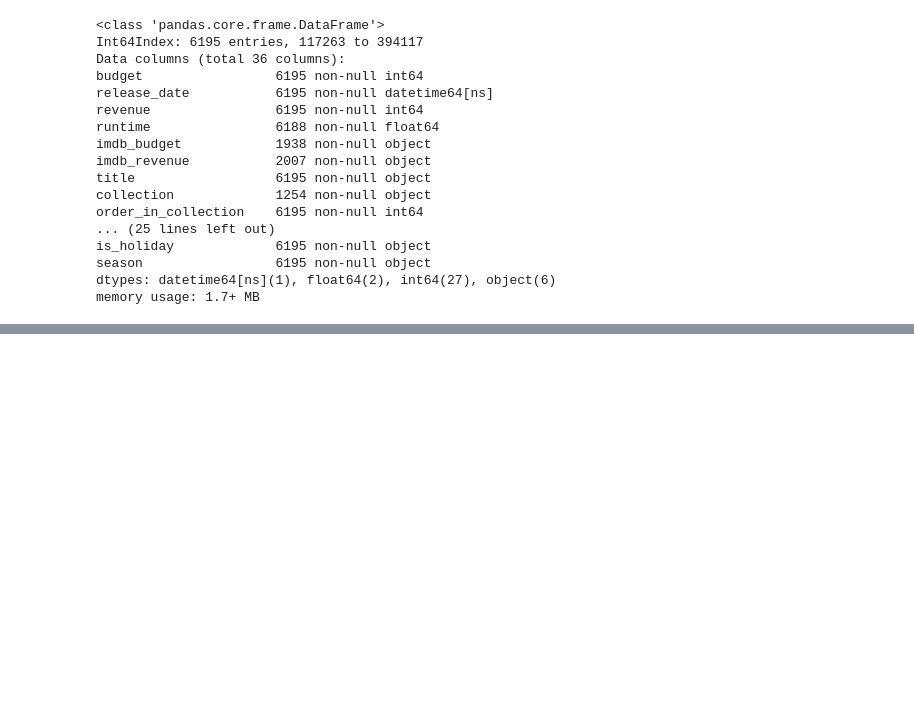
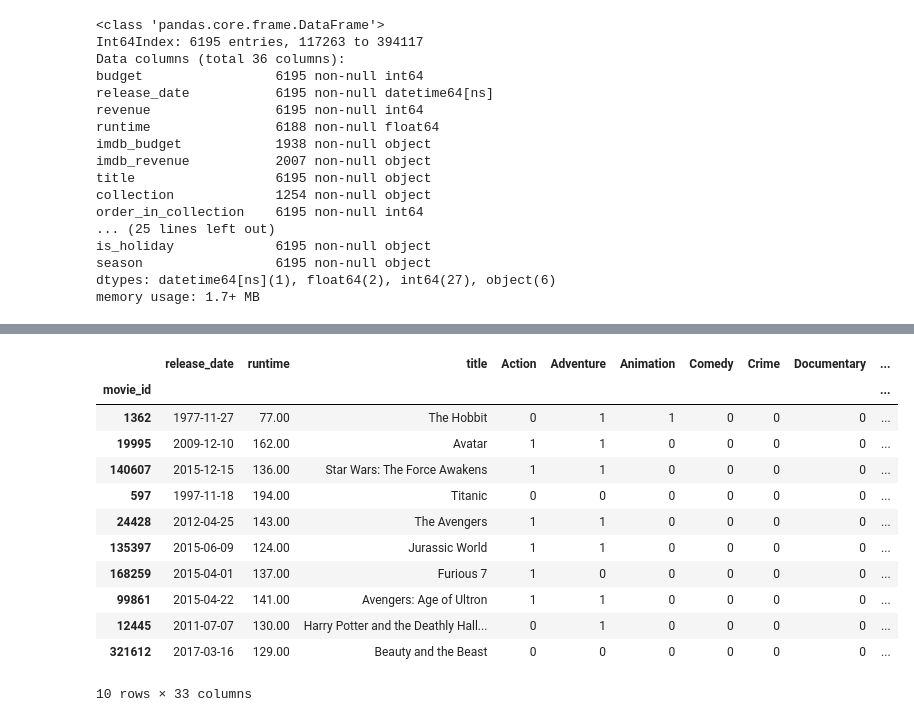
Before and after one commit to abew16/Data-Science-Bootcamp, a Jupyter notebook: Unit 3/Capstone/Predicting Movie Revenue.ipynb, the cells around one changed output, grey strips where cells are left out. Saved outputs shown, nothing was run; the diff lists cells and outputs as text; code cells hidden in the pictures; blank space fills up the shorter version.

```diff
--- a/Unit 3/Capstone/Predicting Movie Revenue.ipynb
+++ b/Unit 3/Capstone/Predicting Movie Revenue.ipynb
@@ -27,8 +27,10 @@ import numpy as np
 import pandas as pd
 import sqlite3
 import holidays
+import matplotlib.pyplot as plt
+import seaborn as sns
 
-pd.set_option('display.float_format','{:.4f}'.format)
+pd.set_option('display.float_format','{:,.2f}'.format)
 # %%
 db = sqlite3.connect(r'../../../Data Science Data/Unit 3/db.sqlite')
 # %%
@@ -204,8 +206,11 @@ memory usage: 1.7+ MB
 df['complete_budget'] = df['budget'].replace(0,np.nan).fillna(df['imdb_budget'])
 df['complete_revenue'] = df['revenue'].replace(0,np.nan).fillna(df['imdb_revenue'])
 
-df['complete_budget'] = pd.to_numeric(df['complete_budget'],errors='coerce')
-df['complete_revenue'] = pd.to_numeric(df['complete_revenue'],errors='coerce')
+df['complete_budget'] = pd.to_numeric(df['complete_budget'],errors='coerce',downcast='integer')
+df['complete_revenue'] = pd.to_numeric(df['complete_revenue'],errors='coerce',downcast='integer')
+
+df['runtime'] = pd.to_numeric(df['runtime'],downcast='integer')
+df['gender'] = pd.to_numeric(df['gender'],downcast='integer')
 # %%
 df['is_sequel'] = df['order_in_collection'] > 1
 # %%
@@ -245,0 +254,19 @@ Name: complete_budget, dtype: float64
+# %%
+# Top 10 box office grossing movies
+
+df.sort_values('complete_revenue',ascending=False,inplace=True)
+df.head(n=10)
+# %% [output]
+|  | release_date | runtime | title | Action | Adventure | Animation | Comedy | Crime | Documentary | ... |
+| movie_id |  |  |  |  |  |  |  |  |  | ... |
+| 1362 | 1977-11-27 | 77.00 | The Hobbit | 0 | 1 | 1 | 0 | 0 | 0 | ... |
+| 19995 | 2009-12-10 | 162.00 | Avatar | 1 | 1 | 0 | 0 | 0 | 0 | ... |
+| 140607 | 2015-12-15 | 136.00 | Star Wars: The Force Awakens | 1 | 1 | 0 | 0 | 0 | 0 | ... |
+| 597 | 1997-11-18 | 194.00 | Titanic | 0 | 0 | 0 | 0 | 0 | 0 | ... |
+| 24428 | 2012-04-25 | 143.00 | The Avengers | 1 | 1 | 0 | 0 | 0 | 0 | ... |
+| 135397 | 2015-06-09 | 124.00 | Jurassic World | 1 | 1 | 0 | 0 | 0 | 0 | ... |
+| 168259 | 2015-04-01 | 137.00 | Furious 7 | 1 | 0 | 0 | 0 | 0 | 0 | ... |
+| 99861 | 2015-04-22 | 141.00 | Avengers: Age of Ultron | 1 | 1 | 0 | 0 | 0 | 0 | ... |
+| 12445 | 2011-07-07 | 130.00 | Harry Potter and the Deathly Hall... | 0 | 1 | 0 | 0 | 0 | 0 | ... |
+| 321612 | 2017-03-16 | 129.00 | Beauty and the Beast | 0 | 0 | 0 | 0 | 0 | 0 | ... |
+10 rows × 33 columns
```
Also changed, not shown: parts of 7 cells of this notebook, 1 other file.
